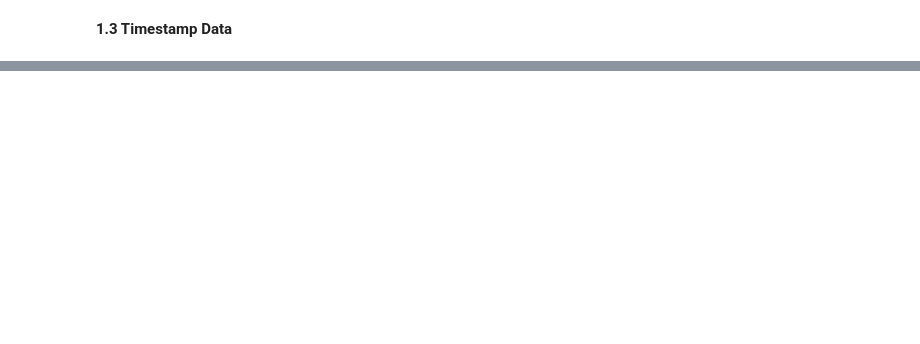
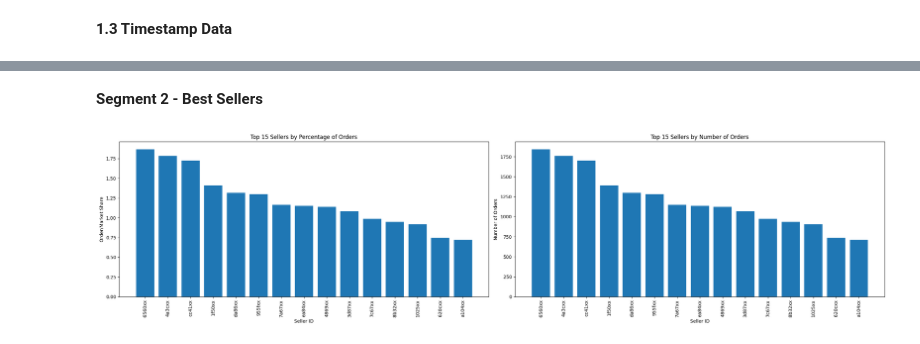
Before and after one commit to MDA1422/BIDM_Tasks, a Jupyter notebook: BIDM_Assignment.ipynb, the cells around one changed output, grey strips where cells are left out. Saved outputs shown, nothing was run; the diff lists cells and outputs as text; code cells hidden in the pictures; blank space fills up the shorter version.

```diff
--- a/BIDM_Assignment.ipynb
+++ b/BIDM_Assignment.ipynb
@@ -360,0 +405,50 @@ olist_orders_dataset.csv: order_purchase_timestamp
+# %% [markdown]
+**Segment 2 - Best Sellers**
+# %%
+datasets_path = '/content/drive/MyDrive/olist_data'
+
+dataframes = {}
+
+# Loop through the files in the datasets_path
+for filename in os.listdir(datasets_path):
+    if filename.endswith('.csv'):
+        file_path = os.path.join(datasets_path, filename)
+
+        # Read the CSV file into a pandas DataFrame
+        df = pd.read_csv(file_path, encoding='latin-1')
+
+        # Store the DataFrame in the dictionary using the filename as the key
+        dataframes[filename] = df
+
+df1 = dataframes['olist_orders_dataset.csv']
+order_items = dataframes['olist_order_items_dataset.csv']
+
+unique_orders = order_items.drop_duplicates(subset=['order_id'])
+seller_order_counts = unique_orders['seller_id'].value_counts()
+c = seller_order_counts.head(15)
+
+total_orders = seller_order_counts.sum()
+top_15_percentages = (c / total_orders) * 100
+
+# Create subplots for side-by-side display
+fig, axes = plt.subplots(1, 2, figsize=(24, 6))  # 1 row, 2 columns
+
+# Plot 1: Top 15 Sellers by Percentage of Orders
+axes[0].bar(top_15_percentages.index.str[:4] + ['xx'], top_15_percentages.values)
+axes[0].set_xlabel('Seller ID')
+axes[0].set_ylabel('Order/Market Share')
+axes[0].set_title('Top 15 Sellers by Percentage of Orders')
+axes[0].tick_params(axis='x', rotation=90)  # Rotate x-axis labels
+
+# Plot 2: Top 15 Sellers by Number of Orders
+axes[1].bar(c.index.str[:4] + ['xx'], c.values)
+axes[1].set_xlabel('Seller ID')
+axes[1].set_ylabel('Number of Orders')
+axes[1].set_title('Top 15 Sellers by Number of Orders')
+axes[1].tick_params(axis='x', rotation=90)  # Rotate x-axis labels
+
+# Adjust layout and display the plots
+plt.tight_layout()
+plt.show()
+# %% [output]
+[figure, added]
```
Also changed, not shown: parts of 18 cells of this notebook.
